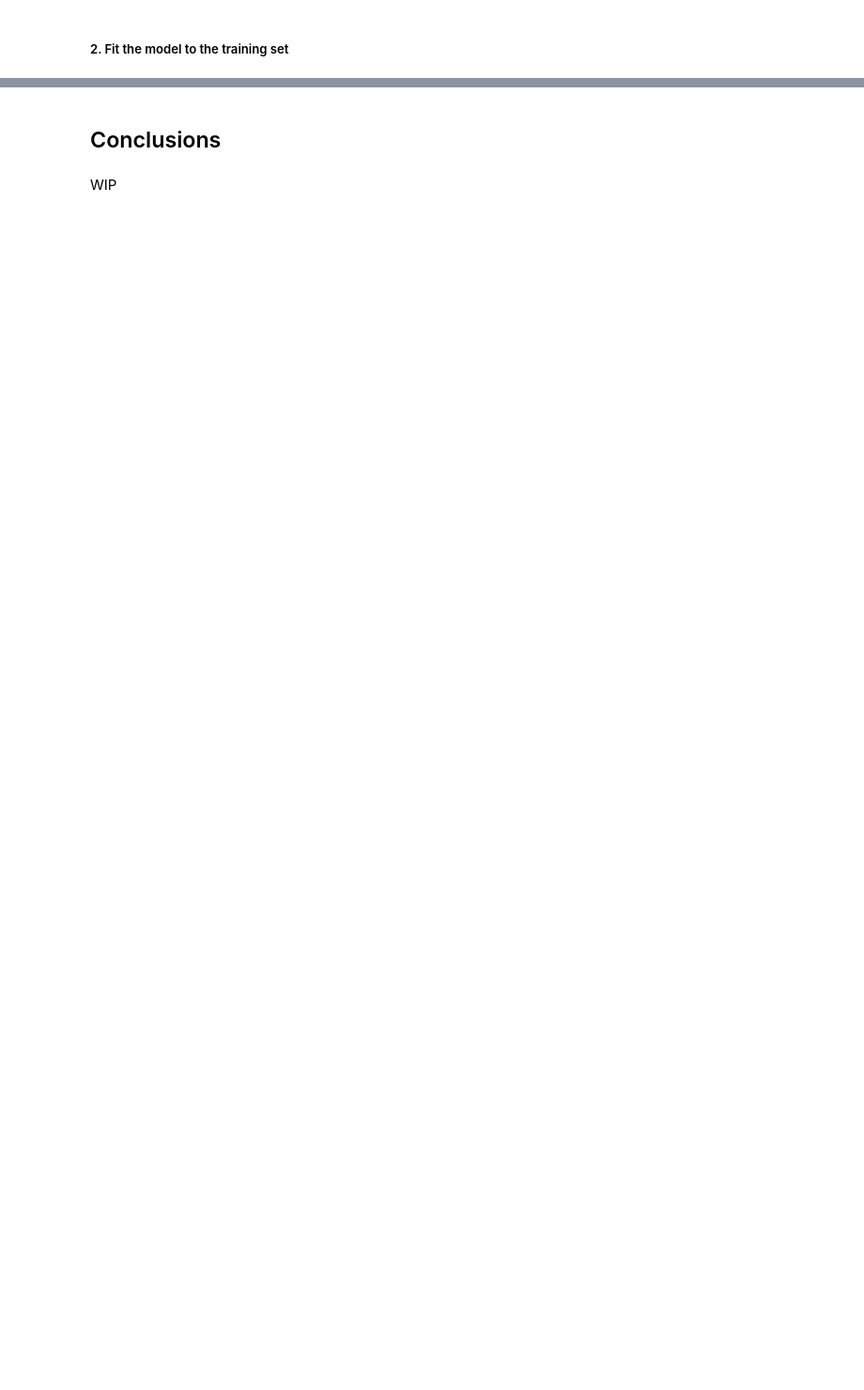
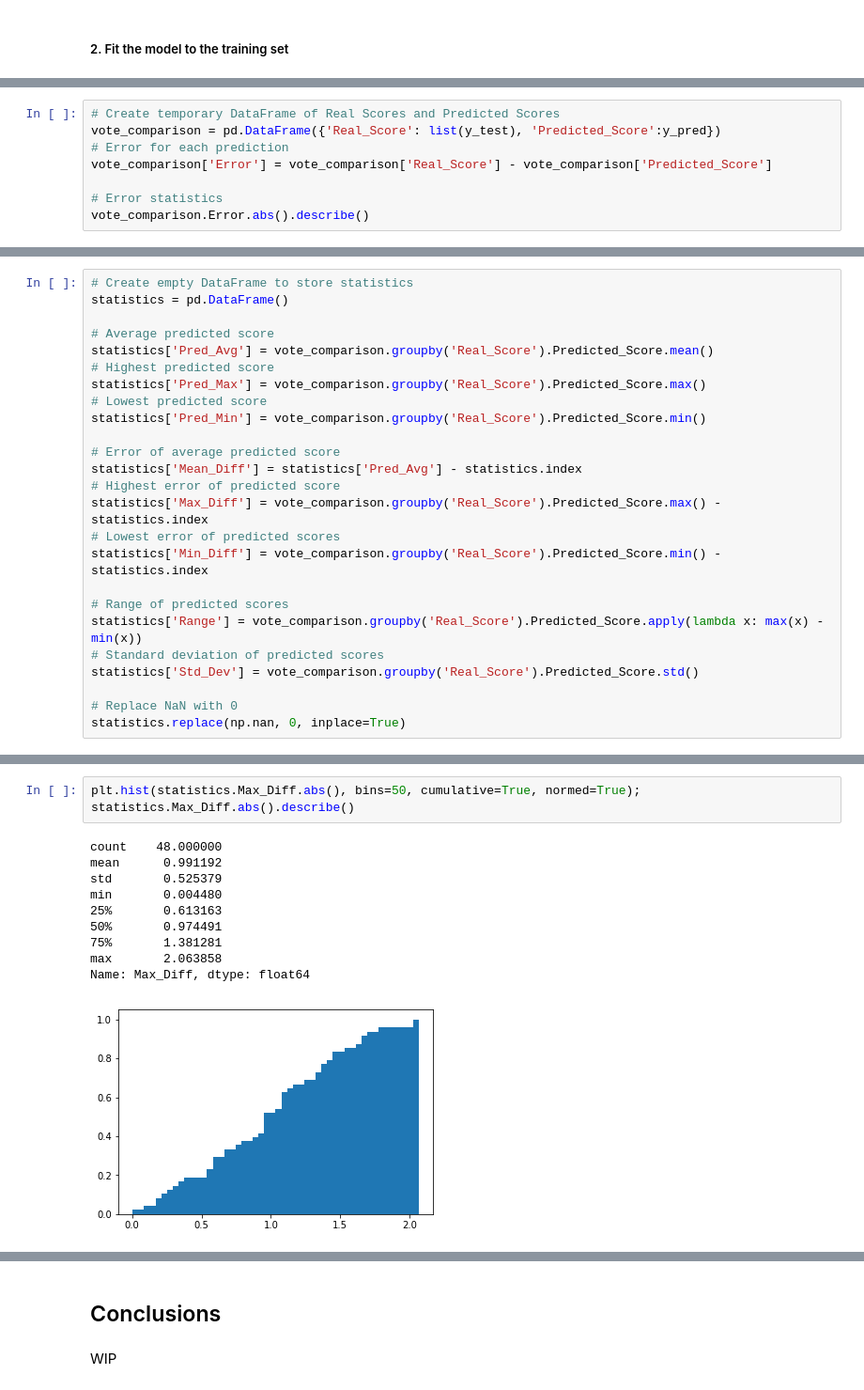
Before and after one commit to rd-tran/Predicting-Movie-Ratings, a Jupyter notebook: Movie Info.ipynb, the cells around one changed output, grey strips where cells are left out. Shown: that part at 94% size. Drawn from its saved outputs; the diff is of its cells as text; blank space fills up the shorter version.

```diff
--- a/Movie Info.ipynb
+++ b/Movie Info.ipynb
@@ -465,0 +467,8 @@ Name: vote_average, dtype: float64
+# %%
+# Create temporary DataFrame of Real Scores and Predicted Scores
+vote_comparison = pd.DataFrame({'Real_Score': list(y_test), 'Predicted_Score':y_pred})
+# Error for each prediction
+vote_comparison['Error'] = vote_comparison['Real_Score'] - vote_comparison['Predicted_Score']
+
+# Error statistics
+vote_comparison.Error.abs().describe()
@@ -465,0 +491,25 @@ Name: vote_average, dtype: float64
+# %%
+# Create empty DataFrame to store statistics
+statistics = pd.DataFrame()
+
+# Average predicted score
+statistics['Pred_Avg'] = vote_comparison.groupby('Real_Score').Predicted_Score.mean()
+# Highest predicted score
+statistics['Pred_Max'] = vote_comparison.groupby('Real_Score').Predicted_Score.max()
+# Lowest predicted score
+statistics['Pred_Min'] = vote_comparison.groupby('Real_Score').Predicted_Score.min()
+
+# Error of average predicted score
+statistics['Mean_Diff'] = statistics['Pred_Avg'] - statistics.index
+# Highest error of predicted score
+statistics['Max_Diff'] = vote_comparison.groupby('Real_Score').Predicted_Score.max() - statistics.index
+# Lowest error of predicted scores
+statistics['Min_Diff'] = vote_comparison.groupby('Real_Score').Predicted_Score.min() - statistics.index
+
+# Range of predicted scores
+statistics['Range'] = vote_comparison.groupby('Real_Score').Predicted_Score.apply(lambda x: max(x) - min(x))
+# Standard deviation of predicted scores
+statistics['Std_Dev'] = vote_comparison.groupby('Real_Score').Predicted_Score.std()
+
+# Replace NaN with 0
+statistics.replace(np.nan, 0, inplace=True)
@@ -465,0 +549,14 @@ Name: vote_average, dtype: float64
+# %%
+plt.hist(statistics.Max_Diff.abs(), bins=50, cumulative=True, normed=True);
+statistics.Max_Diff.abs().describe()
+# %% [output]
+count    48.000000
+mean      0.991192
+std       0.525379
+min       0.004480
+25%       0.613163
+50%       0.974491
+75%       1.381281
+max       2.063858
+Name: Max_Diff, dtype: float64
+[figure, added]
```
Also changed, not shown: parts of 17 cells of this notebook.
